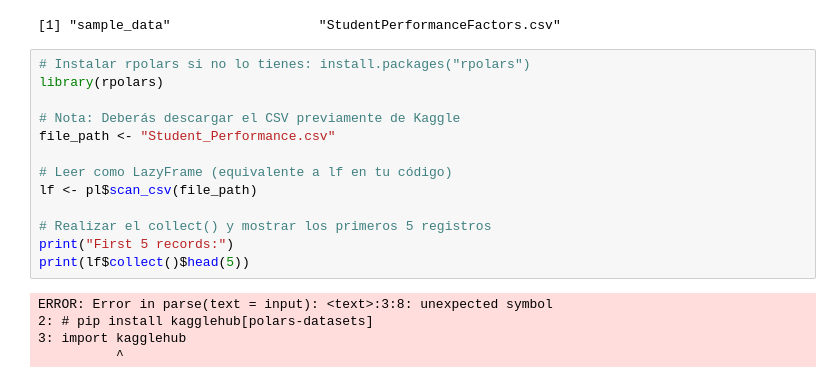
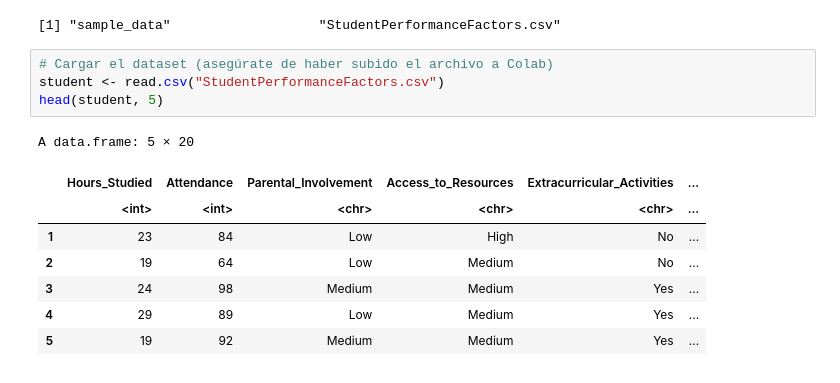
Before and after one commit to MuchnikJansyG/AnalisisDatosMasivos1, a Jupyter notebook: Actividad1.ipynb, the cells around one changed output. Cells and saved outputs as stored; diff of their text form.

```diff
--- a/Actividad1.ipynb
+++ b/Actividad1.ipynb
@@ -4,21 +32,16 @@
 list.files("/content")
 # %% [output]
 [1] "sample_data"                   "StudentPerformanceFactors.csv"
-# %%
-# Instalar rpolars si no lo tienes: install.packages("rpolars")
-library(rpolars)
-
-# Nota: Deberás descargar el CSV previamente de Kaggle
-file_path <- "Student_Performance.csv"
-
-# Leer como LazyFrame (equivalente a lf en tu código)
-lf <- pl$scan_csv(file_path)
-
-# Realizar el collect() y mostrar los primeros 5 registros
-print("First 5 records:")
-print(lf$collect()$head(5))
-# %% [output]
-ERROR: Error in parse(text = input): <text>:3:8: unexpected symbol
-2: # pip install kagglehub[polars-datasets]
-3: import kagglehub
-          ^
+# %%
+# Cargar el dataset (asegúrate de haber subido el archivo a Colab)
+student <- read.csv("StudentPerformanceFactors.csv")
+head(student, 5)
+# %% [output]
+A data.frame: 5 × 20
+|  | Hours_Studied | Attendance | Parental_Involvement | Access_to_Resources | Extracurricular_Activities | ... |
+|  | <int> | <int> | <chr> | <chr> | <chr> | ... |
+| 1 | 23 | 84 | Low | High | No | ... |
+| 2 | 19 | 64 | Low | Medium | No | ... |
+| 3 | 24 | 98 | Medium | Medium | Yes | ... |
+| 4 | 29 | 89 | Low | Medium | Yes | ... |
+| 5 | 19 | 92 | Medium | Medium | Yes | ... |
```
Also changed, not shown: parts of 7 cells of this notebook.
